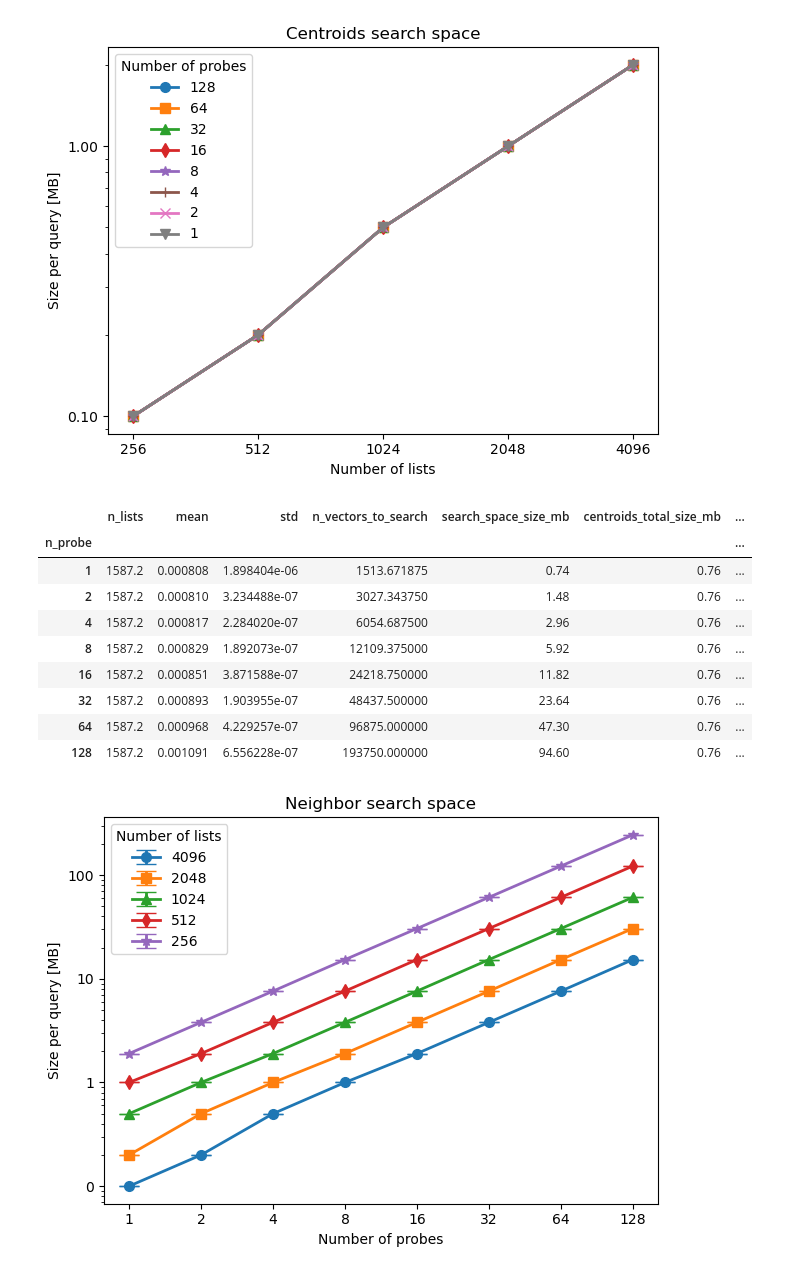
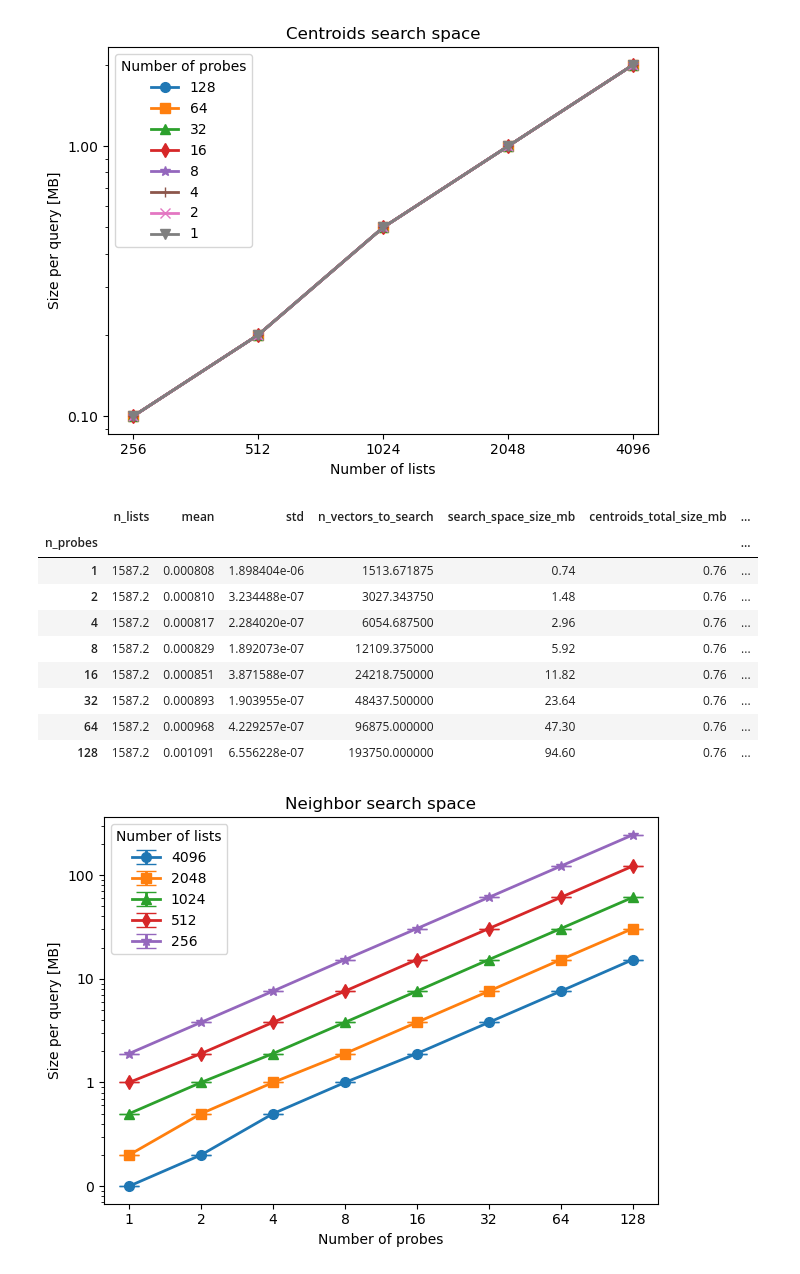
Before and after one commit to TimonFercho/ann-distributed-key-value-store, a Jupyter notebook: evaluation/index/index-evaluation.ipynb, the cells around one changed output. Cells and saved outputs as stored; diff of their text form; code cells hidden in the pictures.

```diff
--- a/evaluation/index/index-evaluation.ipynb
+++ b/evaluation/index/index-evaluation.ipynb
@@ -71,9 +71,9 @@ def results_to_df(results):
         df['n_lists'] = df['n_lists'].astype(int)
         columns += ['n_lists']
 
-    if 'n_probe' in df.columns:
-        df['n_probe'] = df['n_probe'].astype(int)
-        columns += ['n_probe']
+    if 'n_probes' in df.columns:
+        df['n_probes'] = df['n_probes'].astype(int)
+        columns += ['n_probes']
 
     if 'n_results' in df.columns:
         df['n_results'] = df['n_results'].astype(int)
@@ -298,12 +298,12 @@ plot(centroids_df, 'centroids_total_size_mb', 'Size per query [MB]', 'search_pre
 # %% [output]
 [figure]
 # %%
-centroids_mean_by_n_probe_df = centroids_df.groupby('n_probe').mean()
-centroids_std_by_n_probe_df = centroids_df.groupby('n_probe').std()
+centroids_mean_by_n_probe_df = centroids_df.groupby('n_probes').mean()
+centroids_std_by_n_probe_df = centroids_df.groupby('n_probes').std()
 centroids_mean_by_n_probe_df
 # %% [output]
 |  | n_lists | mean | std | n_vectors_to_search | search_space_size_mb | centroids_total_size_mb | ... |
-| n_probe |  |  |  |  |  |  | ... |
+| n_probes |  |  |  |  |  |  | ... |
 | 1 | 1587.2 | 0.000808 | 1.898404e-06 | 1513.671875 | 0.74 | 0.76 | ... |
 | 2 | 1587.2 | 0.000810 | 3.234488e-07 | 3027.343750 | 1.48 | 0.76 | ... |
 | 4 | 1587.2 | 0.000817 | 2.284020e-07 | 6054.687500 | 2.96 | 0.76 | ... |
```
Also changed, not shown: parts of 21 cells of this notebook, 21 other files.
